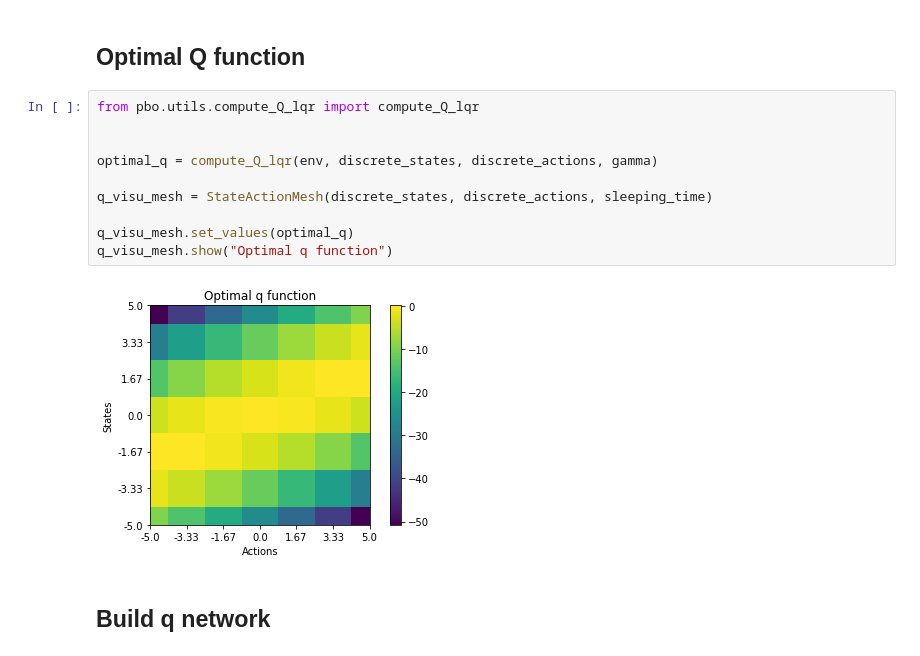
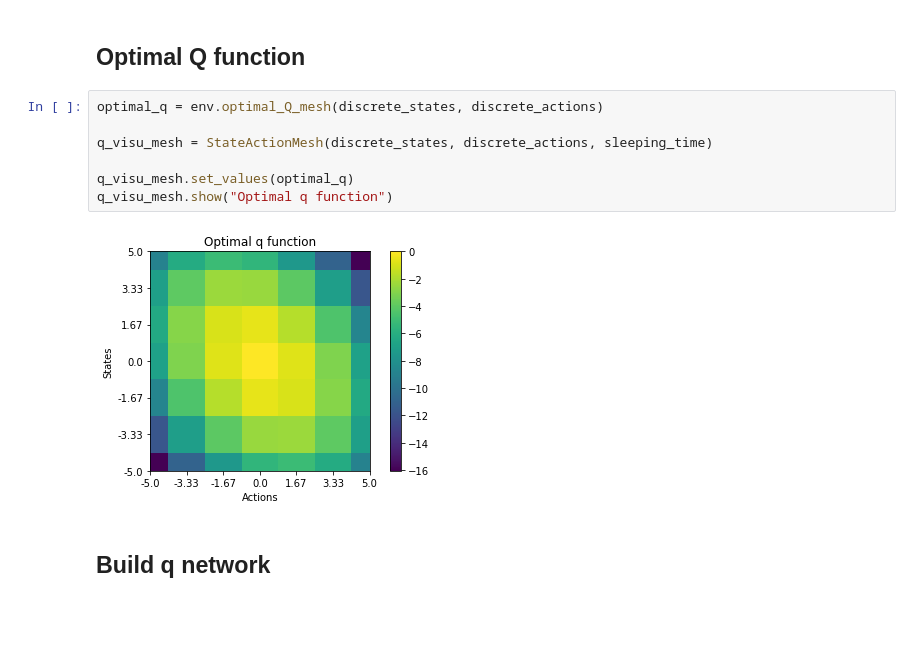
Before and after one commit to theovincent/PBO, a Jupyter notebook: pbo_lqr_one_iteration.ipynb, the cells around one changed output. Cells and saved outputs as stored; diff of their text form; blank space fills up the shorter version.

```diff
--- a/pbo_lqr_one_iteration.ipynb
+++ b/pbo_lqr_one_iteration.ipynb
@@ -104,17 +103,14 @@ samples_visu_mesh.show(
 # %% [markdown]
 ## Optimal Q function
 # %%
-from pbo.utils.compute_Q_lqr import compute_Q_lqr
-
-
-optimal_q = compute_Q_lqr(env, discrete_states, discrete_actions, gamma)
+optimal_q = env.optimal_Q_mesh(discrete_states, discrete_actions)
 
 q_visu_mesh = StateActionMesh(discrete_states, discrete_actions, sleeping_time)
 
 q_visu_mesh.set_values(optimal_q)
 q_visu_mesh.show("Optimal q function")
 # %% [output]
-[figure, old version]
+[figure, new version]
 # %% [markdown]
 ## Build q network
 # %%
```
Also changed, not shown: parts of 6 cells of this notebook, 1 other file.
